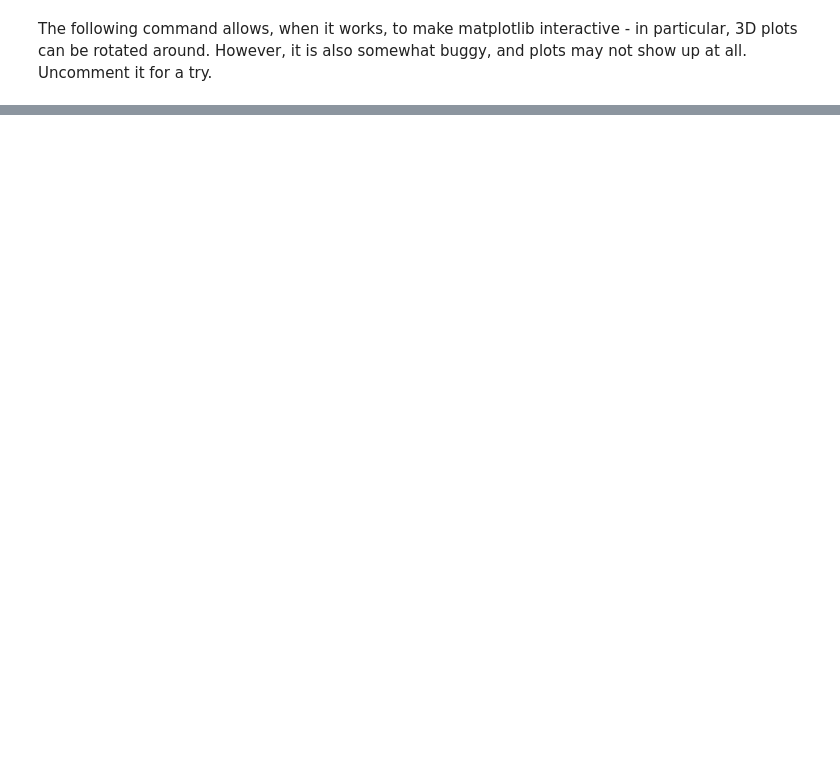
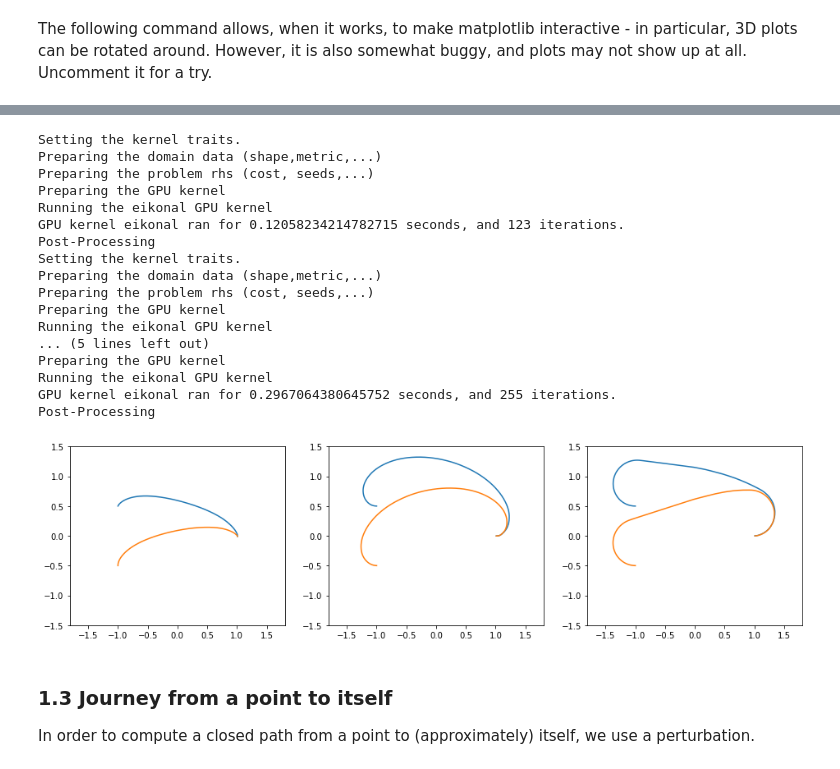
Before and after one commit to Mirebeau/AdaptiveGridDiscretizations, a Jupyter notebook: Notebooks_FMM/InPreparation/ConvexCurvature.ipynb, the cells around one changed output, grey strips where cells are left out. Drawn from its saved outputs; the diff is of its cells as text; code cells hidden in the pictures; blank space fills up the shorter version.

```diff
--- a/Notebooks_FMM/InPreparation/ConvexCurvature.ipynb
+++ b/Notebooks_FMM/InPreparation/ConvexCurvature.ipynb
@@ -51,0 +137,43 @@ The following command allows, when it works, to make matplotlib interactive - in
+# %%
+hfmIn = Eikonal.dictIn({
+    'model':'Elastica2',
+    'seed': (1,0,0),
+    'tips': [(-1,0.5,0),(-1,-0.5,0)],
+    'xi':0.4,
+    'traits':{'convex_curvature_macro':True},
+})
+
+hfmIn.SetRect([[-2,2],[-1.5,1.5]],dimx=200)
+hfmIn.nTheta = 100
+# %%
+plt.figure(figsize=[16,4])
+for i,model in enumerate(('ReedsSheppForward2','Elastica2','Dubins2')):
+    hfmIn['model'] = model
+    hfmOut = hfmIn.Run()
+    ax = plt.subplot(1,3,i+1)
+    plt.title(model," convex variant"); plt.axis('equal')
+    ax.set_xlim(-2,2); ax.set_ylim(-1.5,1.5);
+    for geo in hfmOut['geodesics']:  plt.plot(geo[0],geo[1])
+# %% [output]
+Setting the kernel traits.
+Preparing the domain data (shape,metric,...)
+Preparing the problem rhs (cost, seeds,...)
+Preparing the GPU kernel
+Running the eikonal GPU kernel
+GPU kernel eikonal ran for 0.12058234214782715 seconds, and 123 iterations.
+Post-Processing
+Setting the kernel traits.
+Preparing the domain data (shape,metric,...)
+Preparing the problem rhs (cost, seeds,...)
+Preparing the GPU kernel
+Running the eikonal GPU kernel
+... (5 lines left out)
+Preparing the GPU kernel
+Running the eikonal GPU kernel
+GPU kernel eikonal ran for 0.2967064380645752 seconds, and 255 iterations.
+Post-Processing
+[figure, added]
+# %% [markdown]
+### 1.3 Journey from a point to itself
+
+In order to compute a closed path from a point to (approximately) itself, we use a perturbation.
```
Also changed, not shown: parts of 17 cells of this notebook, 4 other files.
